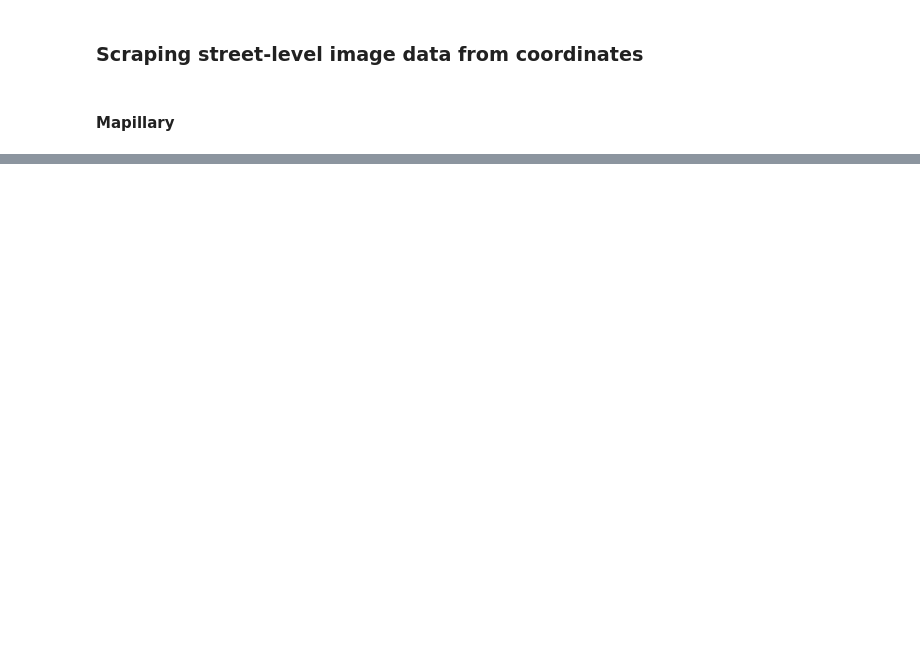
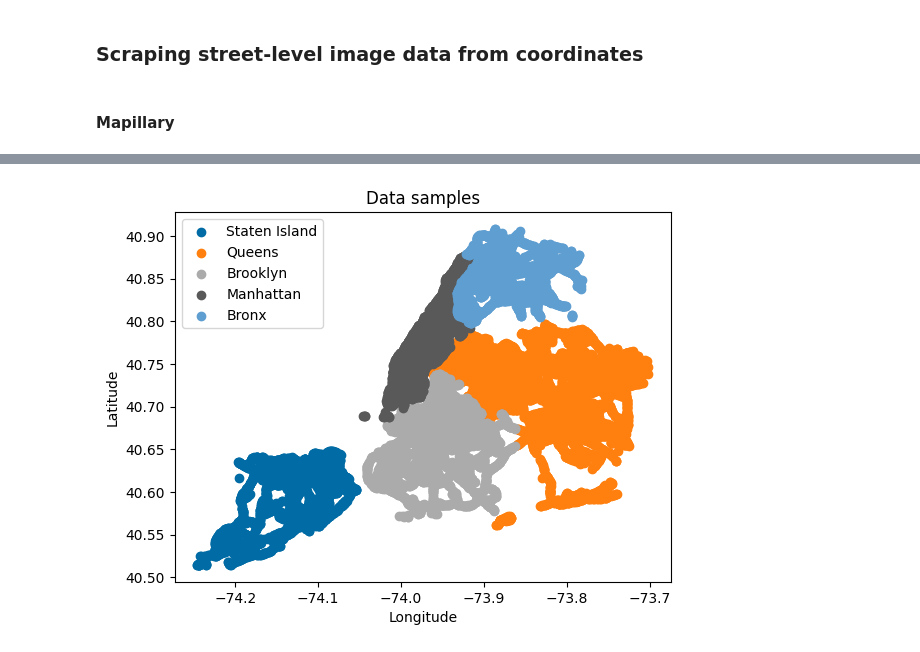
Before and after one commit to FlorSanders/RecogNYCe, a Jupyter notebook: develop.ipynb, the cells around one changed output, grey strips where cells are left out. Cells and saved outputs as stored; diff of their text form; code cells hidden in the pictures; blank space fills up the shorter version.

```diff
--- a/develop.ipynb
+++ b/develop.ipynb
@@ -91,7 +93,9 @@ Plotting samples
 # %%
+assert not ran, "We should really only run this once for each selection of coordinates"
+
 data_dir = "./data/mapillary"
 csv_path = os.path.join(data_dir, "data.csv")
-append_first = False
+append_first = True
 radius=50
 
 for i, (neighborhood, coords) in enumerate(zip(nb.neighborhood_names, nb.neighborhood_samples)):
@@ -108,0 +118,5 @@ Downloading images for Brooklyn - trying 825 coordinates
+# %%
+# Load dataset
+dataset = pd.read_csv(csv_path)
+print(f"{len(dataset) = }")
+dataset.head(10)
@@ -108,0 +136,15 @@ Downloading images for Brooklyn - trying 825 coordinates
+# %%
+fig, ax = plt.subplots()
+boroughs = dataset["borough"].unique()
+for i, borough in enumerate(boroughs):
+    borough_set = dataset[dataset["borough"] == borough]
+    lon = borough_set["longitude"].to_numpy()
+    lat = borough_set["latitude"].to_numpy()
+    ax.scatter(lon, lat, c=f"C{i}", label=borough)
+ax.legend()
+ax.set_xlabel("Longitude")
+ax.set_ylabel("Latitude")
+ax.set_title("Data samples")
+plt.show()
+# %% [output]
+[figure, added]
```
Also changed, not shown: parts of 24 cells of this notebook, 1 other file.
